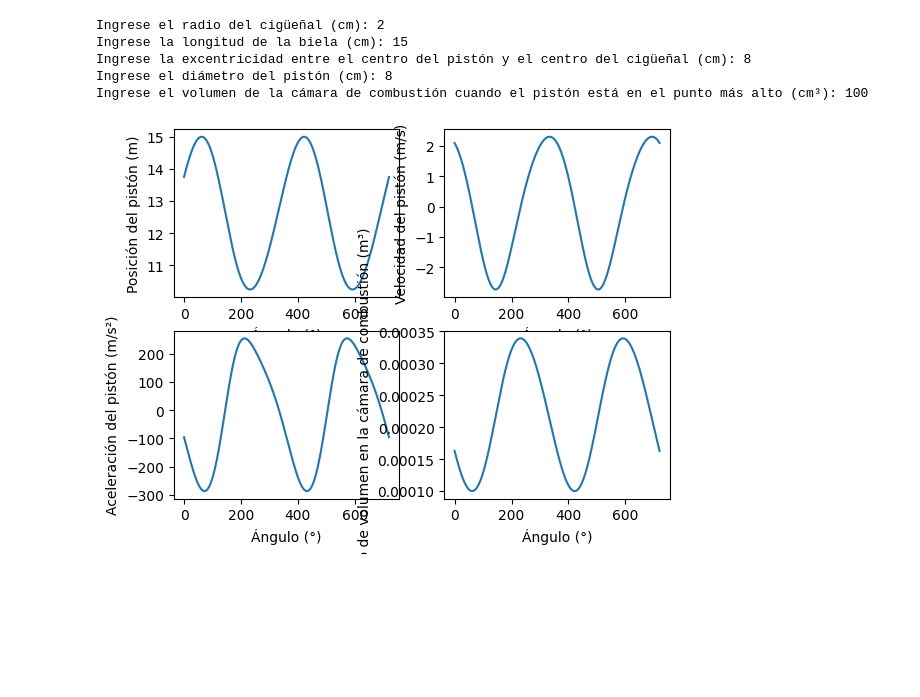
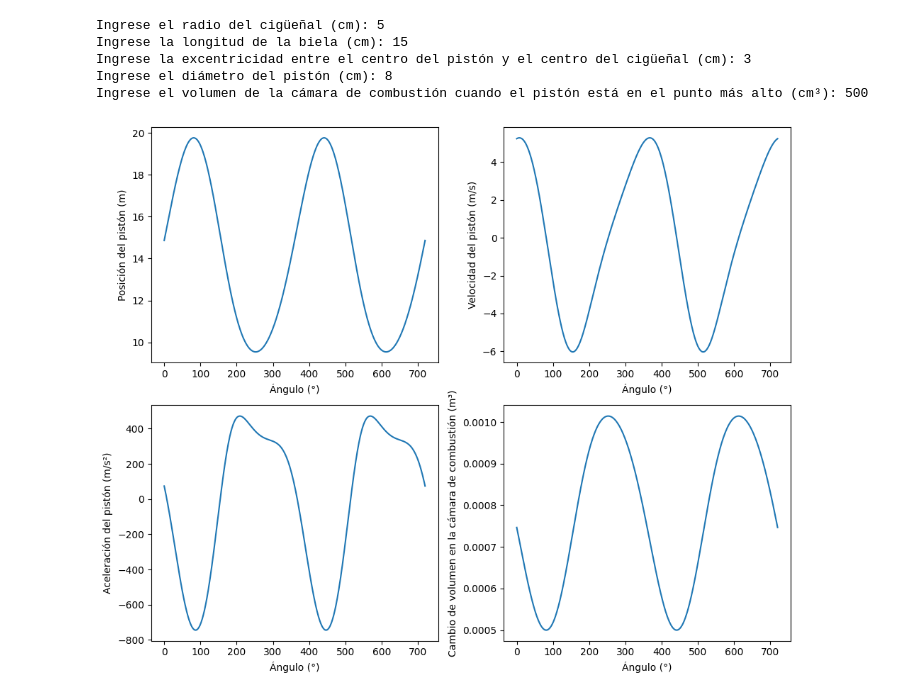
Before and after one commit to mafeacevedoo/Entrega-II, a Jupyter notebook: Simulación_y_Análisis_de_Motores_de_Combustión_Interna_en_Python.ipynb, the cells around one changed output. Saved outputs shown, nothing was run; the diff lists cells and outputs as text; code cells hidden in the pictures; blank space fills up the shorter version.

```diff
--- a/Simulación_y_Análisis_de_Motores_de_Combustión_Interna_en_Python.ipynb
+++ b/Simulación_y_Análisis_de_Motores_de_Combustión_Interna_en_Python.ipynb
@@ -34,55 +36,56 @@ def aceleracionp(angulo) :
 #Se define la función volumencam(angulo)para calcular el volumen de la cámara de combustión para un ángulo dado
 def volumencam(angulo) :
   s = posicionp(angulo)
   h = math.sqrt((r+l)**2-e**2)-s
   A = math.pi * (d/2)**2
   V = CC + A*h
   return V
 
 #Se crean listas vacías para almacenar los valores de posición, velocidad, aceleración y volumen
 posiciones = []
 velocidades = []
 aceleraciones = []
 volcamara = []
 
 #Se calculan los valores de posición, velocidad, aceleración y volumen para cada ángulo
 for i in range(0, 721, 1):
   angulo = i * math.pi / 180
   s = (posicionp(angulo)) *100
   v = velocidadp(angulo)
   a = aceleracionp(angulo)
   V = volumencam(angulo)
   posiciones.append(s)
   velocidades.append(v)
   aceleraciones.append(a)
   volcamara.append(V)
 
-#Se grafican los resultados
-#Gráfica que define la posición del vector en un tiempo:
-plt.subplot(2, 2, 1)
-plt.plot([i for i in range(0, 721, 1)], posiciones)
-plt.xlabel("Ángulo (°)")
-plt.ylabel("Posición del pistón (m)")
-#Gráfica que define la velocidad del vector en un tiempo:
-plt.subplot(2, 2, 2)
-plt.plot([i for i in range(0, 721, 1)], velocidades)
-plt.xlabel("Ángulo (°)")
-plt.ylabel("Velocidad del pistón (m/s)")
-#Gráfica que define la aceleración del vector en un tiempo:
-plt.subplot(2, 2, 3)
-plt.plot([i for i in range(0, 721, 1)], aceleraciones)
-plt.xlabel("Ángulo (°)")
-plt.ylabel("Aceleración del pistón (m/s²)")
-#Gráfica que define cambio del volumen en la cámara respecto al ángulo cigueñal:
-plt.subplot(2, 2, 4)
-plt.plot([i for i in range(0, 721, 1)], volcamara)
-plt.xlabel("Ángulo (°)")
-plt.ylabel("Cambio de volumen en la cámara de combustión (m³)")
+# Se grafican los resultados
+fig, axs = plt.subplots(2, 2, figsize=(10, 8))
+
+# Gráfica que define la posición del vector respecto al ángulo en un tiempo t:
+axs[0, 0].plot([i for i in range(0, 721, 1)], posiciones)
+axs[0, 0].set(xlabel="Ángulo (°)", ylabel="Posición del pistón (m)")
+
+# Gráfica que define la velocidad del vector respecto al ángulo en un tiempo t:
+axs[0, 1].plot([i for i in range(0, 721, 1)], velocidades)
+axs[0, 1].set(xlabel="Ángulo (°)", ylabel="Velocidad del pistón (m/s)")
+
+# Gráfica que define la aceleración del vector respecto al ángulo en un tiempo t:
+axs[1, 0].plot([i for i in range(0, 721, 1)], aceleraciones)
+axs[1, 0].set(xlabel="Ángulo (°)", ylabel="Aceleración del pistón (m/s²)")
+
+# Gráfica que define cambio del volumen en la cámara respecto al ángulo cigueñal:
+axs[1, 1].plot([i for i in range(0, 721, 1)], volcamara)
+axs[1, 1].set(xlabel="Ángulo (°)", ylabel="Cambio de volumen en la cámara de combustión (m³)")
+
+# Ajustar el diseño para evitar superposiciones
+plt.tight_layout()
+
 plt.show()
 # %% [output]
-Ingrese el radio del cigüeñal (cm): 2
+Ingrese el radio del cigüeñal (cm): 5
 Ingrese la longitud de la biela (cm): 15
-Ingrese la excentricidad entre el centro del pistón y el centro del cigüeñal (cm): 8
+Ingrese la excentricidad entre el centro del pistón y el centro del cigüeñal (cm): 3
 Ingrese el diámetro del pistón (cm): 8
-Ingrese el volumen de la cámara de combustión cuando el pistón está en el punto más alto (cm³): 100
+Ingrese el volumen de la cámara de combustión cuando el pistón está en el punto más alto (cm³): 500
-[figure, old version]
+[figure, new version]
```
Also changed, not shown: parts of 1 cell of this notebook.
